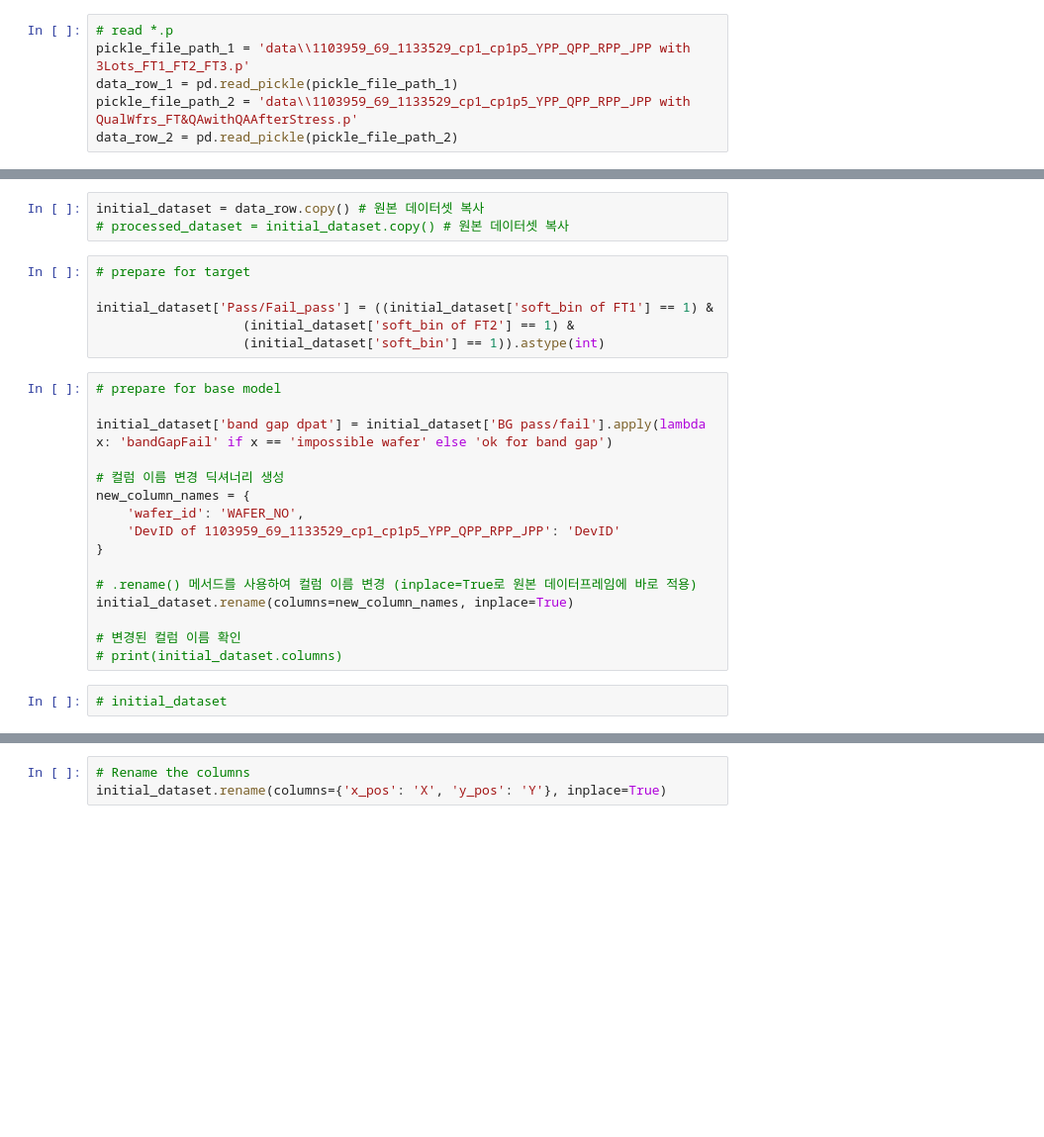
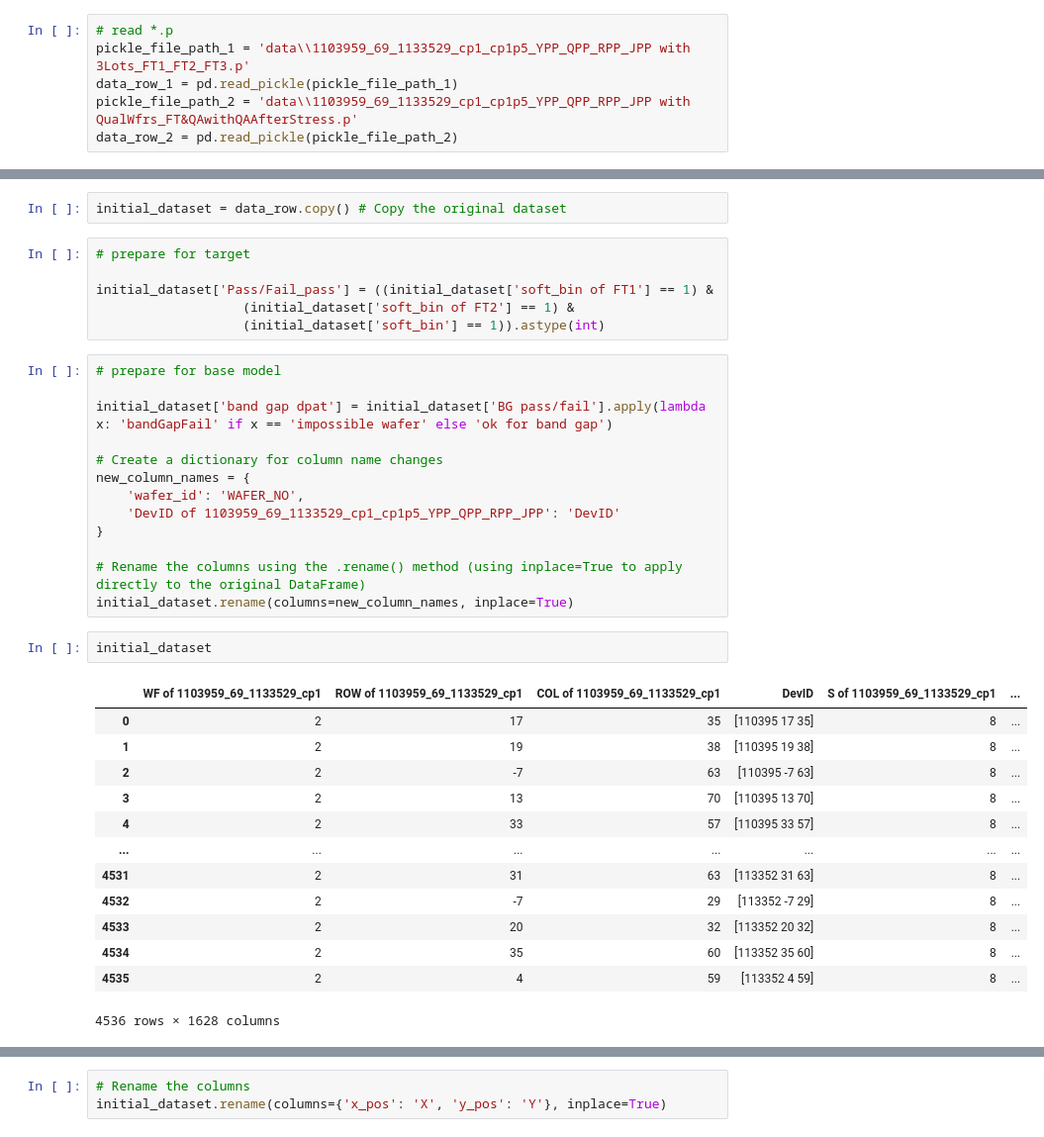
Before and after one commit to KstecGit2021/sparc-malfunction-classification-develop_bak, a Jupyter notebook: src/@analyze_data_select_feature.ipynb, the cells around one changed output, grey strips where cells are left out. Shown at 99% size. Drawn from its saved outputs; the diff is of its cells as text; blank space fills up the shorter version.

```diff
--- a/src/@analyze_data_select_feature.ipynb
+++ b/src/@analyze_data_select_feature.ipynb
@@ -91,6 +85,5 @@ data_row = pd.merge(data_row_1, data_row_2_subset, on='DevID of 1103959_69_11335
-# %%
-initial_dataset = data_row.copy() # 원본 데이터셋 복사
-# processed_dataset = initial_dataset.copy() # 원본 데이터셋 복사
+# %%
+initial_dataset = data_row.copy() # Copy the original dataset
 # %%
 # prepare for target
 
@@ -102,17 +95,28 @@ initial_dataset['Pass/Fail_pass'] = ((initial_dataset['soft_bin of FT1'] == 1) &
 
 initial_dataset['band gap dpat'] = initial_dataset['BG pass/fail'].apply(lambda x: 'bandGapFail' if x == 'impossible wafer' else 'ok for band gap')
 
-# 컬럼 이름 변경 딕셔너리 생성
+# Create a dictionary for column name changes
 new_column_names = {
     'wafer_id': 'WAFER_NO',
     'DevID of 1103959_69_1133529_cp1_cp1p5_YPP_QPP_RPP_JPP': 'DevID'
 }
 
-# .rename() 메서드를 사용하여 컬럼 이름 변경 (inplace=True로 원본 데이터프레임에 바로 적용)
+# Rename the columns using the .rename() method (using inplace=True to apply directly to the original DataFrame)
 initial_dataset.rename(columns=new_column_names, inplace=True)
-
-# 변경된 컬럼 이름 확인
-# print(initial_dataset.columns)
-# %%
-# initial_dataset
+# %%
+initial_dataset
+# %% [output]
+|  | WF of 1103959_69_1133529_cp1 | ROW of 1103959_69_1133529_cp1 | COL of 1103959_69_1133529_cp1 | DevID | S of 1103959_69_1133529_cp1 | ... |
+| 0 | 2 | 17 | 35 | [110395 17 35] | 8 | ... |
+| 1 | 2 | 19 | 38 | [110395 19 38] | 8 | ... |
+| 2 | 2 | -7 | 63 | [110395 -7 63] | 8 | ... |
+| 3 | 2 | 13 | 70 | [110395 13 70] | 8 | ... |
+| 4 | 2 | 33 | 57 | [110395 33 57] | 8 | ... |
+| ... | ... | ... | ... | ... | ... | ... |
+| 4531 | 2 | 31 | 63 | [113352 31 63] | 8 | ... |
+| 4532 | 2 | -7 | 29 | [113352 -7 29] | 8 | ... |
+| 4533 | 2 | 20 | 32 | [113352 20 32] | 8 | ... |
+| 4534 | 2 | 35 | 60 | [113352 35 60] | 8 | ... |
+| 4535 | 2 | 4 | 59 | [113352 4 59] | 8 | ... |
+4536 rows × 1628 columns
 # %%
```
Also changed, not shown: parts of 60 cells of this notebook, 17 other files.
